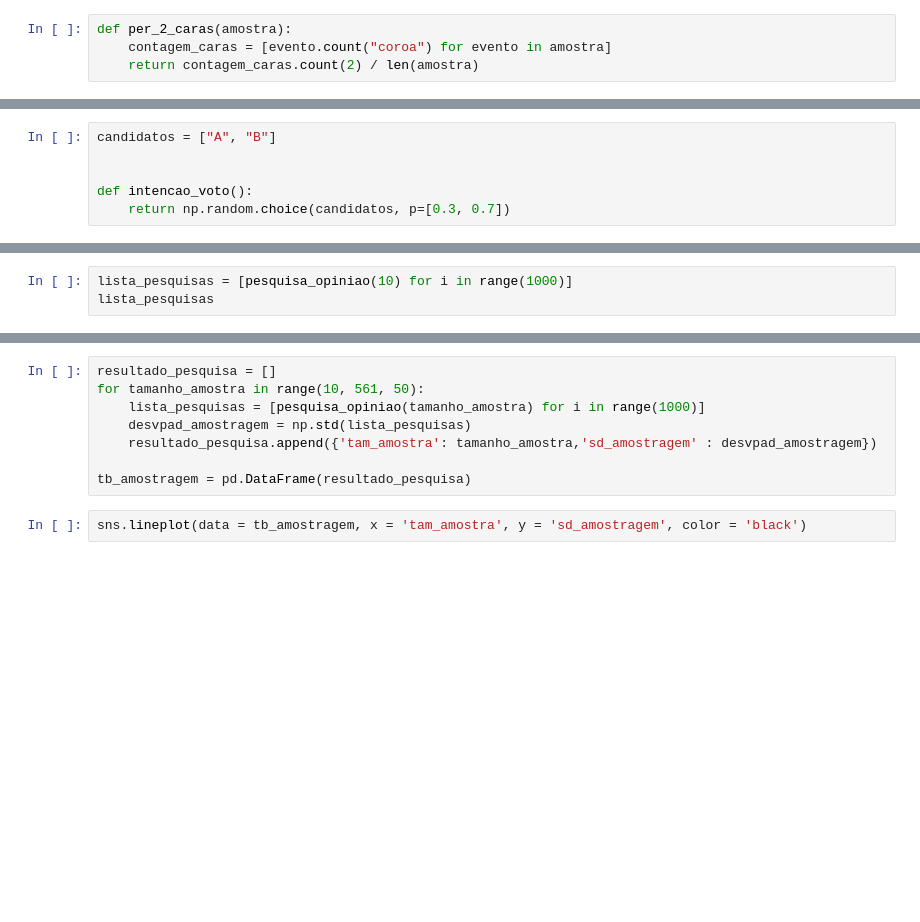
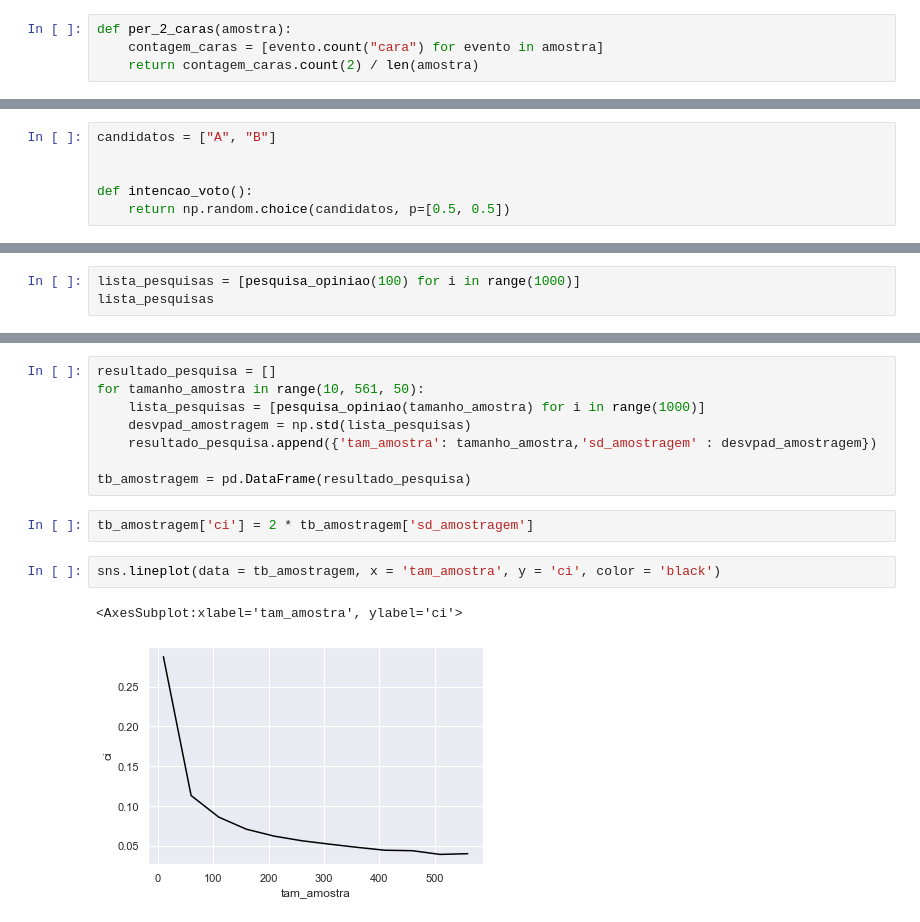
Before and after one commit to pedroteche-ih/79_PT_JUN2022, a Jupyter notebook: aulas/79 DA PT JUN-2022 Probabilidade.ipynb, the cells around one changed output, grey strips where cells are left out. Saved outputs shown, nothing was run; the diff lists cells and outputs as text; blank space fills up the shorter version.

```diff
--- a/aulas/79 DA PT JUN-2022 Probabilidade.ipynb
+++ b/aulas/79 DA PT JUN-2022 Probabilidade.ipynb
@@ -108,5 +140,5 @@ Agora vamos construir uma função para calcular a **% de observações com duas
 # %%
 def per_2_caras(amostra):
-    contagem_caras = [evento.count("coroa") for evento in amostra]
+    contagem_caras = [evento.count("cara") for evento in amostra]
     return contagem_caras.count(2) / len(amostra)
 # %%
@@ -621,6 +1092,6 @@ candidatos = ["A", "B"]
 
 
 def intencao_voto():
-    return np.random.choice(candidatos, p=[0.3, 0.7])
+    return np.random.choice(candidatos, p=[0.5, 0.5])
 # %%
 intencao_voto()
@@ -636,5 +1111,5 @@ pesquisa_opiniao(1000)
 # %% [markdown]
 Com essa função definida, podemos analisar **a distribuição de amostragem** da intenção de voto no candidato *A*. A **distribuição de amostragem** é a distribuição, entre pesquisas amostras de tamanho igual, **de uma estatística de interesse**, no caso, a *% de intenção de votos em A*:
 # %%
-lista_pesquisas = [pesquisa_opiniao(10) for i in range(1000)]
+lista_pesquisas = [pesquisa_opiniao(100) for i in range(1000)]
 lista_pesquisas
@@ -650,5 +1145,10 @@ for tamanho_amostra in range(10, 561, 50):
     resultado_pesquisa.append({'tam_amostra': tamanho_amostra,'sd_amostragem' : desvpad_amostragem})
 
 tb_amostragem = pd.DataFrame(resultado_pesquisa)
+# %%
+tb_amostragem['ci'] = 2 * tb_amostragem['sd_amostragem']
 # %%
-sns.lineplot(data = tb_amostragem, x = 'tam_amostra', y = 'sd_amostragem', color = 'black')
+sns.lineplot(data = tb_amostragem, x = 'tam_amostra', y = 'ci', color = 'black')
+# %% [output]
+<AxesSubplot:xlabel='tam_amostra', ylabel='ci'>
+[figure, added]
```
Also changed, not shown: parts of 83 cells of this notebook, 2 other files.
